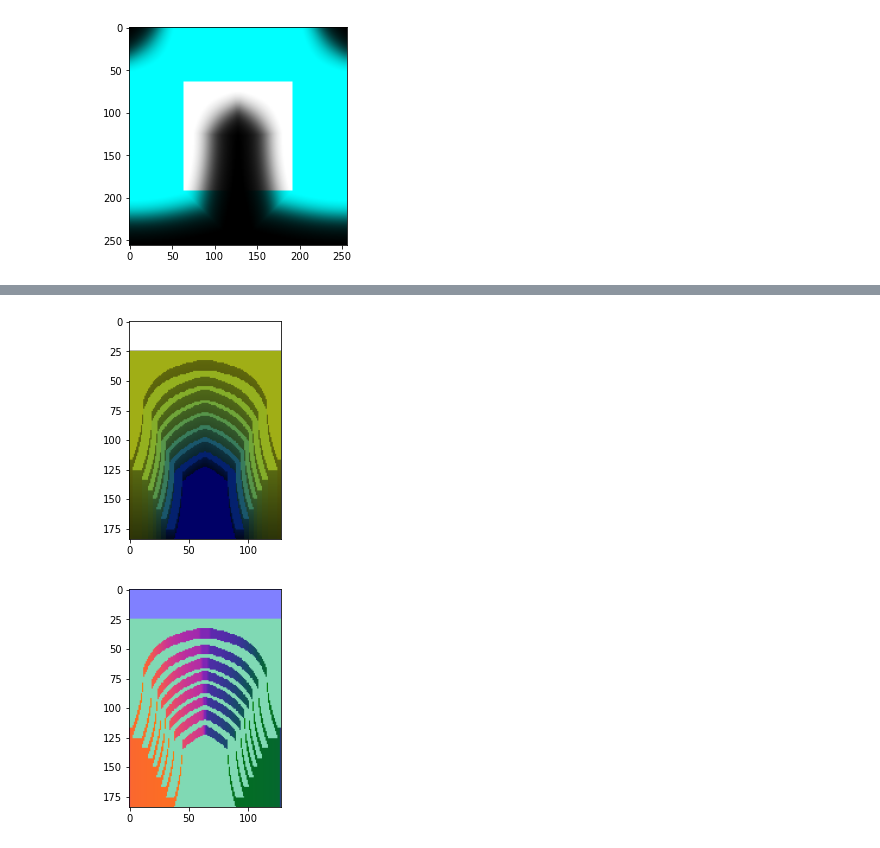
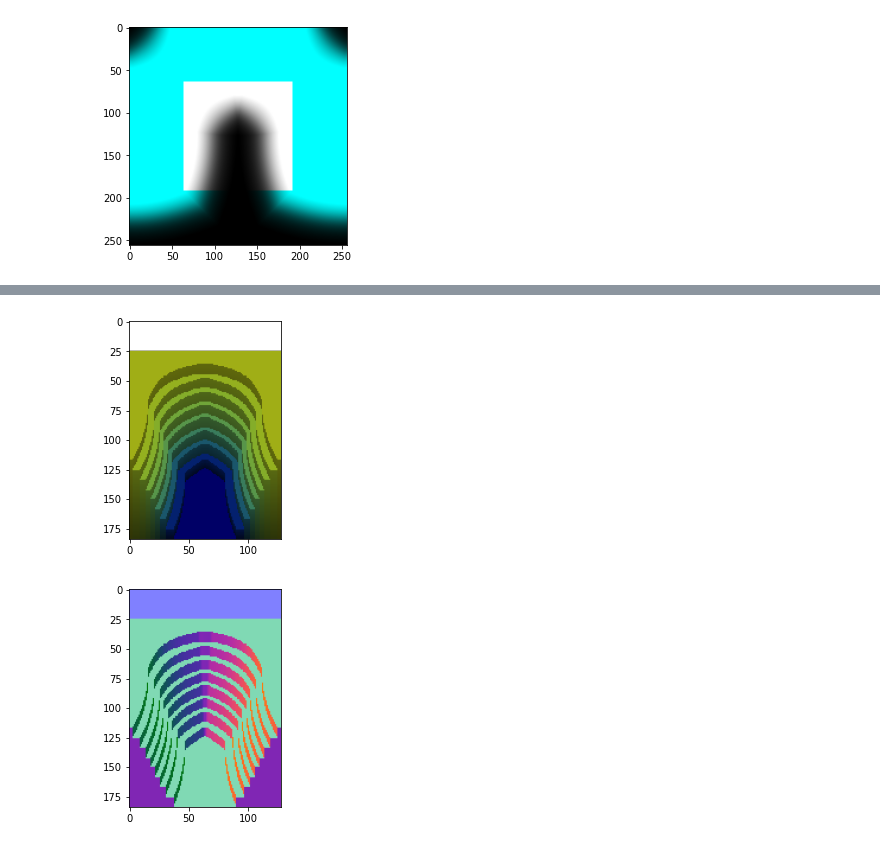
Before and after one commit to inniyah/JupyterTests, a Jupyter notebook: work/VoxTest7.ipynb, the cells around one changed output, grey strips where cells are left out. Saved outputs shown, nothing was run; the diff lists cells and outputs as text; code cells hidden in the pictures.

Commit message:
I think the normal map works now

```diff
--- a/work/VoxTest7.ipynb
+++ b/work/VoxTest7.ipynb
@@ -443,3 +448,22 @@ plt.imshow(img)
 plt.show()
 # %% [output]
 [figure]
+# %%
+shape = (src_base_w + border * 2, src_base_h + border * 2)
+
+# See: https://jackmckew.dev/3d-terrain-in-python.html
+
+plt.imshow(hmap, cmap=cm.coolwarm, interpolation='none')
+
+# For plotting this in 3 dimensions, we must initialise 2 more arrays which will
+# contain the x-y co-ordinates of our world.
+
+lin_x = np.linspace(0, 1, shape[0], endpoint=False)
+lin_y = np.linspace(0, 1, shape[1], endpoint=False)
+x, y = np.meshgrid(lin_x, lin_y)
+
+# Now it's time to plot in 3D with matplotlib
+
+fig = plt.figure()
+ax = fig.add_subplot(111, projection="3d")
+ax.plot_surface(x, y, hmap, cmap=cm.Spectral_r)
@@ -470,7 +550,10 @@ for ry in range(src_base_h):
         sy = voff + src_base_h - y
 
         try:
-            rv, gv, bv, av = img.getpixel((sx, sy))
+            h = min(1, max(0, hmap[sx, sy]))
+            h = hlevels_spline.interpolate(h * 100.0) / 100.0
+            rv, gv, bv, av = int(h * 255), int(h * 255), int(h * 255), 255
+            #rv, gv, bv, av = img.getpixel((sx, sy))
         except:
             print(f"hoff={hoff}, voff={voff}, x={x}, y={y}, sx={sx}, sy={sy}, "
                   f"src_base_w={src_base_w}, src_base_h={src_base_h}")
@@ -491,40 +574,57 @@ for ry in range(src_base_h):
                 c_pixels[x0 + x, (FullH - 1) - (y0 + (y + iv) * H / W)] = \
                     (int(r*cf), int(g*cf), int(b*cf), 255)
 
-                gx = hmap[sx + 1, sy] - hmap[sx - 1, sy]
-                gy = hmap[sx, sy + 1] - hmap[sx, sy - 1]
-                normal = [ -gx, -gy ]
+                #gx = hmap[sx + 1, sy] - hmap[sx - 1, sy]
+                #gy = hmap[sx, sy + 1] - hmap[sx, sy - 1]
+                #normal = [ -gx, abs(gy) ]
                 #print(gradx[sx, sy], grady[sx, sy])
-                #normal = [ 1, 1 ]
+
+                #ang = 180. * (x - src_base_w / 2) / src_base_w * math.pi / 180.
+                #ang = math.asin( (x - 2 * src_base_w / 2) / src_base_w )
+                #normal = [ math.sin(ang), math.cos(ang), 0 ]
+
+                dx = hmap[sx + 1, sy] - hmap[sx - 1, sy]
+                dy = hmap[sx, sy + 1] - hmap[sx, sy - 1]
+                dxy = math.sqrt(dx*dx + dy*dy)
+                if dxy:
+                    dx = dx / dxy ; dy = dy / dxy
+                    if dx < 0: ang = -math.acos(-dy)
+                    else: ang = math.acos(-dy)
+                    normal = [ math.sin(ang), math.cos(ang), 0 ]
+                else:
+                    normal = [ 0, 0 ]
+
+                if ry == src_base_h - 1:
+                    normal = [ 0, 1 ]
+
                 mn = math.sqrt( normal[0] * normal[0] + normal[1] * normal[1] )
-                if mn < 0.01:
-                    normal = (0, 0, 1)
-                else:
-                    normal = (normal[0] / mn, normal[1] / mn, 0)
+                if mn < 0.01: normal = (0, 0, 1)
+                else:         normal = (normal[0] / mn, normal[1] / mn, 0)
+
                 nr = normal[0]
                 ng = (normal[2] - normal[1]) * cos45deg
                 nb = (normal[1] + normal[2]) * cos45deg
                 n_pixels[x0 + x, (FullH - 1) - (y0 + (y + iv) * H / W)] = (
                     int(128 + 127 * nr), int(128 + 127 * ng), int(255 * nb), 255
                 )
 
             c_pixels[x0 + x, (FullH - 1) - (y0 + (y + v) * H / W)] = (r, g, b, 255)
 
             normal = (0, 0, 1)
             nr = normal[0]
             ng = (normal[2] - normal[1]) * cos45deg
             nb = (normal[1] + normal[2]) * cos45deg
             #mn = math.sqrt( normal[0] * normal[0] + normal[1] * normal[1] + normal[2] * normal[2] )
             #print(normal, mn, nr, ng, nb)
             n_pixels[x0 + x, (FullH - 1) - (y0 + (y + v) * H / W)] = (
                 int(128 + 127 * nr), int(128 + 127 * ng), int(255 * nb), 255
             )
 
 plt.imshow(c_img)
 plt.show()
 
 plt.imshow(n_img)
 plt.show()
 # %% [output]
-[figure, old version]
+[figure, new version]
-[figure, old version]
+[figure, new version]
```
Also changed, not shown: parts of 5 cells of this notebook.
